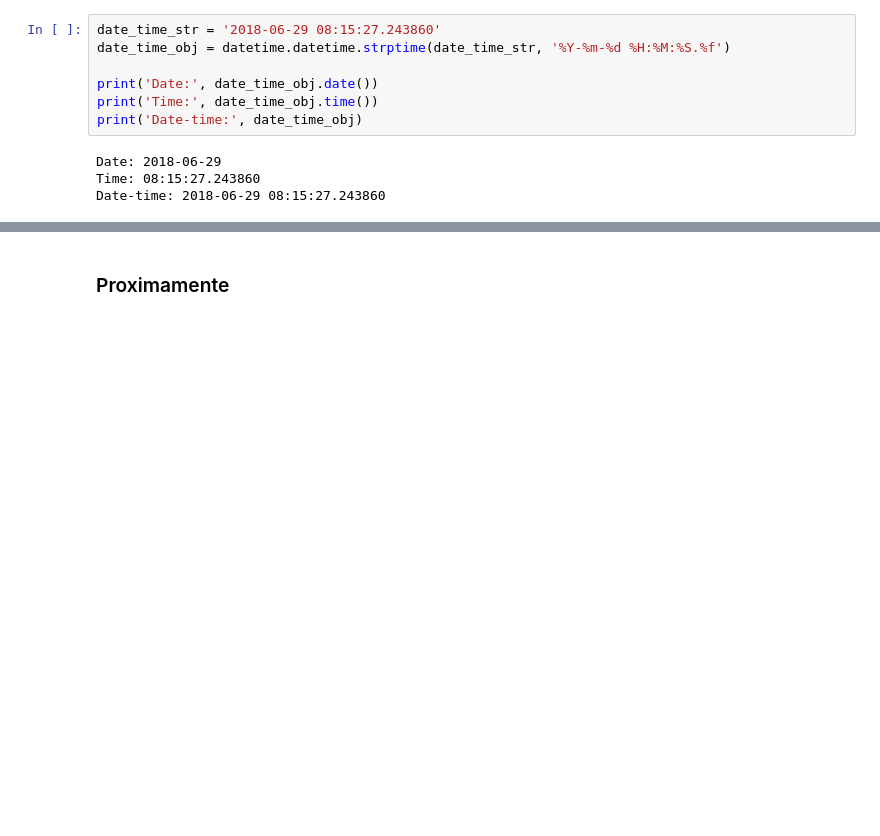
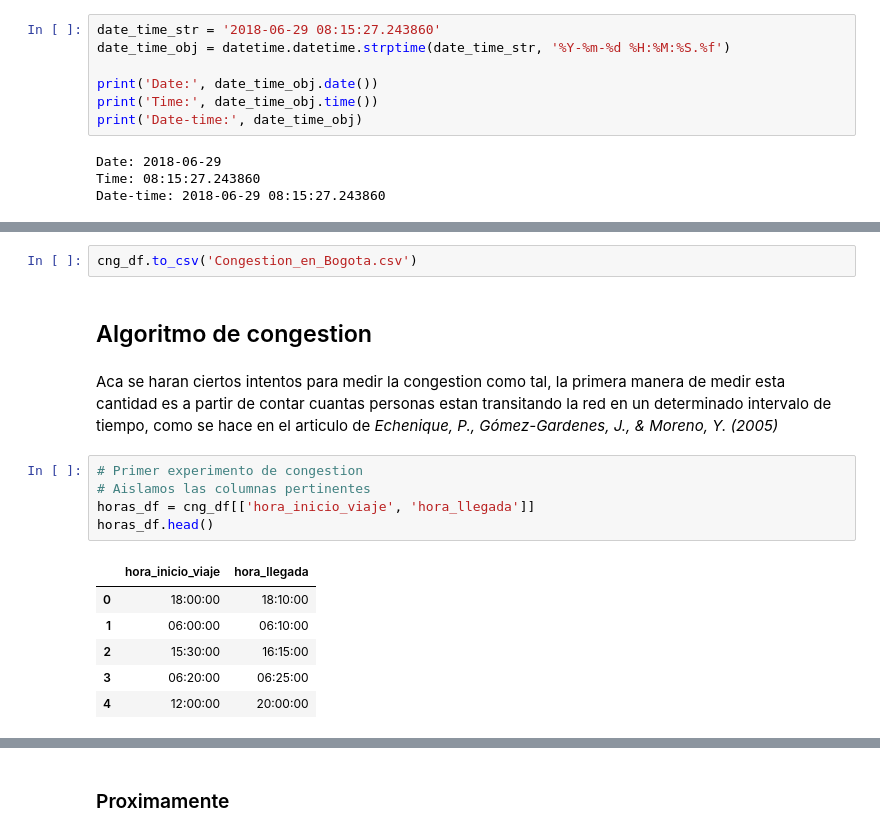
Before and after one commit to saramirezva/Tesis-congestion-Bogota, a Jupyter notebook: Congestion.ipynb, the cells around one changed output, grey strips where cells are left out. Drawn from its saved outputs; the diff is of its cells as text; blank space fills up the shorter version.

Commit message:
Se creo el primer algoritmo que mide congestion

```diff
--- a/Congestion.ipynb
+++ b/Congestion.ipynb
@@ -162,0 +204,18 @@ Existe un problema, y es que en la base de datos la hora esta como un string, no
+# %%
+cng_df.to_csv('Congestion_en_Bogota.csv')
+# %% [markdown]
+## Algoritmo de congestion
+# %% [markdown]
+Aca se haran ciertos intentos para medir la congestion como tal, la primera manera de medir esta cantidad es a partir de contar cuantas personas estan transitando la red en un determinado intervalo de tiempo, como se hace en el articulo de *Echenique, P., Gómez-Gardenes, J., & Moreno, Y. (2005)*
+# %%
+# Primer experimento de congestion
+# Aislamos las columnas pertinentes
+horas_df = cng_df[['hora_inicio_viaje', 'hora_llegada']]
+horas_df.head()
+# %% [output]
+|  | hora_inicio_viaje | hora_llegada |
+| 0 | 18:00:00 | 18:10:00 |
+| 1 | 06:00:00 | 06:10:00 |
+| 2 | 15:30:00 | 16:15:00 |
+| 3 | 06:20:00 | 06:25:00 |
+| 4 | 12:00:00 | 20:00:00 |
```
Also changed, not shown: parts of 15 cells of this notebook.
